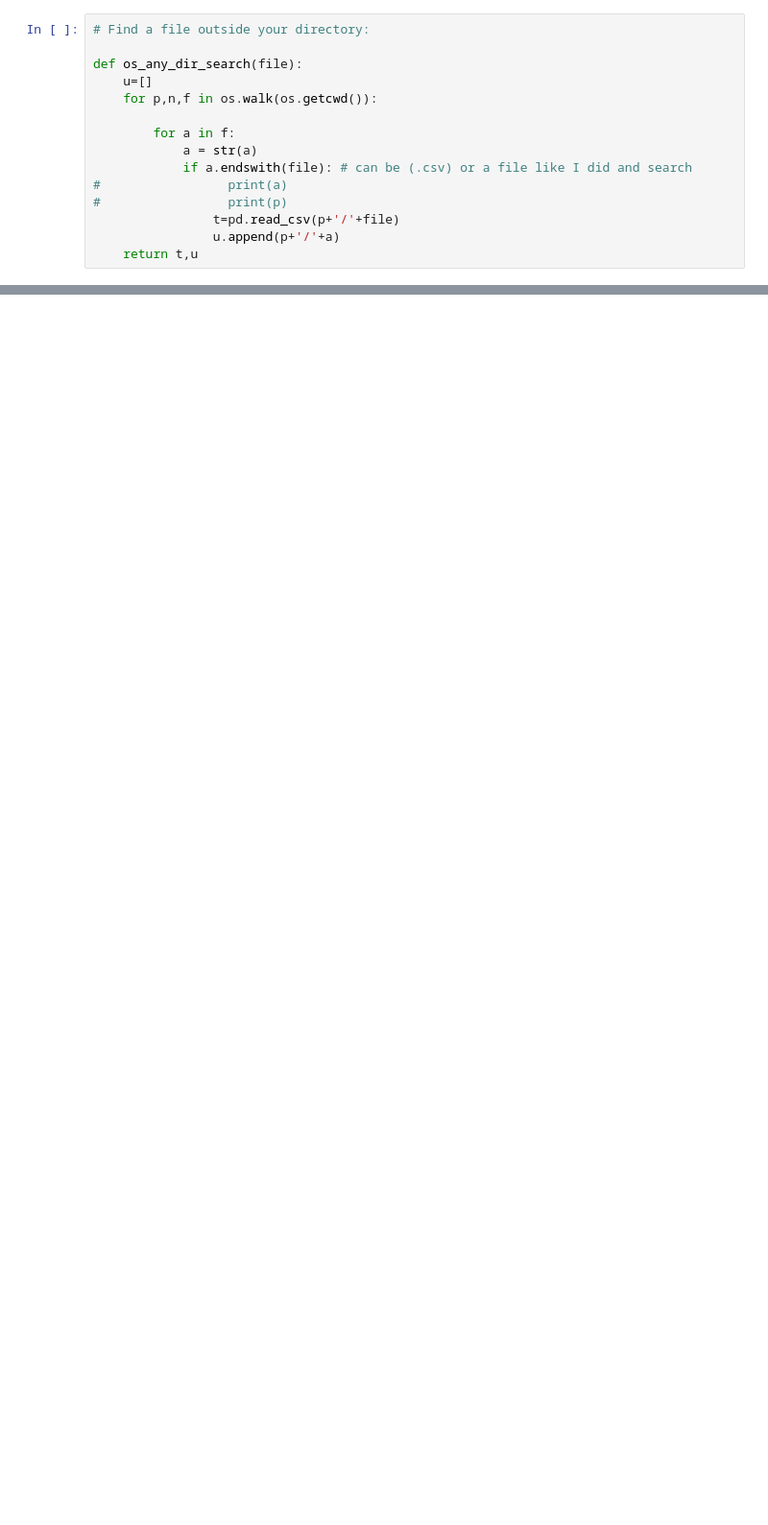
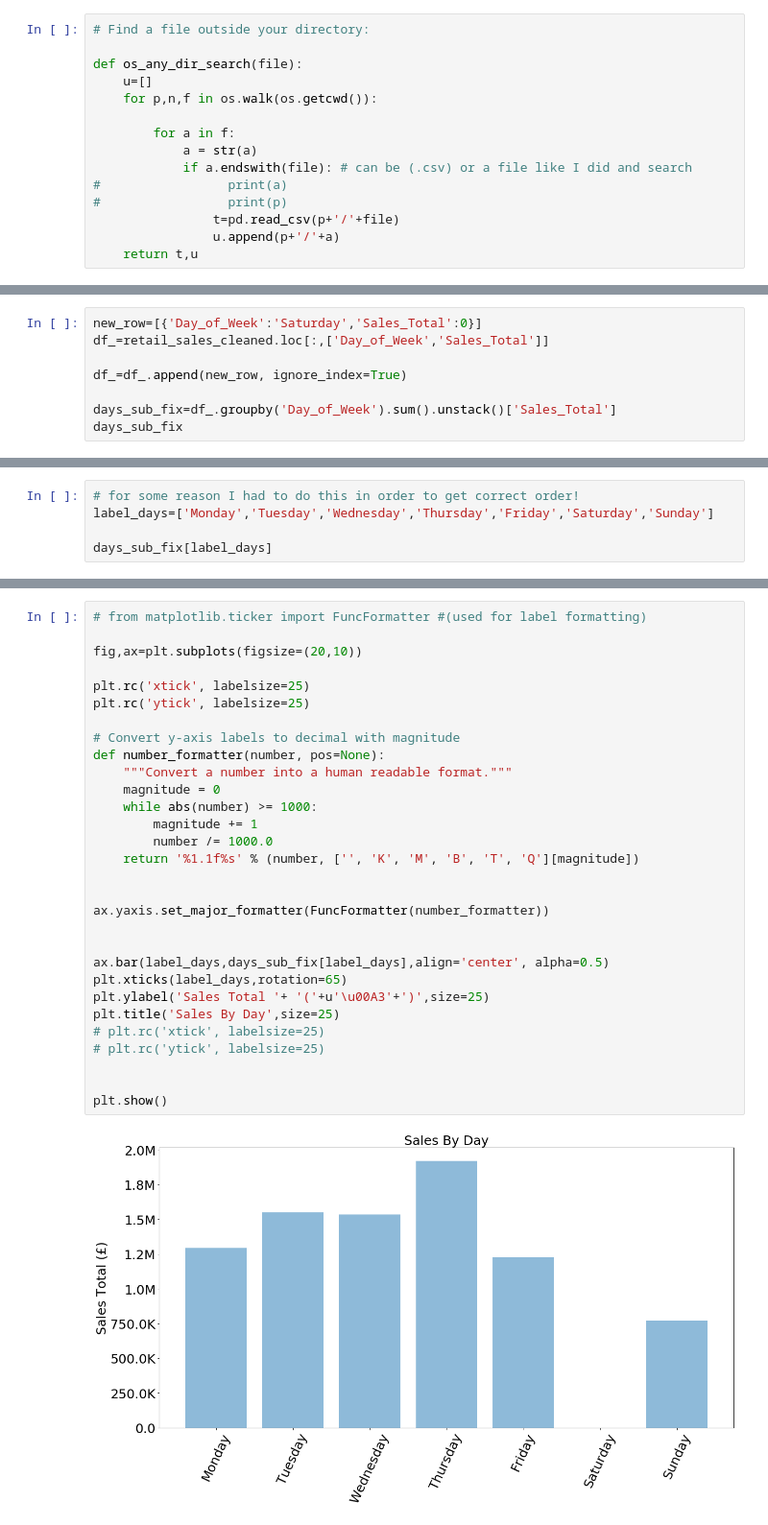
Before and after one commit to MrFuguDataScience/Python_Basics, a Jupyter notebook: time_series_plots.ipynb, the cells around one changed output, grey strips where cells are left out. Shown: that part at 96% size. Saved outputs shown, nothing was run; the diff lists cells and outputs as text; blank space fills up the shorter version.

```diff
--- a/time_series_plots.ipynb
+++ b/time_series_plots.ipynb
@@ -98,0 +180,8 @@ https://unidata.github.io/python-training/workshop/Time_Series/basic-time-series
+# %%
+new_row=[{'Day_of_Week':'Saturday','Sales_Total':0}]
+df_=retail_sales_cleaned.loc[:,['Day_of_Week','Sales_Total']]
+
+df_=df_.append(new_row, ignore_index=True)
+
+days_sub_fix=df_.groupby('Day_of_Week').sum().unstack()['Sales_Total']
+days_sub_fix
@@ -98,0 +198,5 @@ https://unidata.github.io/python-training/workshop/Time_Series/basic-time-series
+# %%
+# for some reason I had to do this in order to get correct order!
+label_days=['Monday','Tuesday','Wednesday','Thursday','Friday','Saturday','Sunday']
+
+days_sub_fix[label_days]
@@ -98,0 +213,32 @@ https://unidata.github.io/python-training/workshop/Time_Series/basic-time-series
+# %%
+# from matplotlib.ticker import FuncFormatter #(used for label formatting)
+
+fig,ax=plt.subplots(figsize=(20,10))
+
+plt.rc('xtick', labelsize=25)
+plt.rc('ytick', labelsize=25)
+
+# Convert y-axis labels to decimal with magnitude
+def number_formatter(number, pos=None):
+    """Convert a number into a human readable format."""
+    magnitude = 0
+    while abs(number) >= 1000:
+        magnitude += 1
+        number /= 1000.0
+    return '%1.1f%s' % (number, ['', 'K', 'M', 'B', 'T', 'Q'][magnitude])
+
+
+ax.yaxis.set_major_formatter(FuncFormatter(number_formatter))
+
+
+ax.bar(label_days,days_sub_fix[label_days],align='center', alpha=0.5)
+plt.xticks(label_days,rotation=65)
+plt.ylabel('Sales Total '+ '('+u'\u00A3'+')',size=25)
+plt.title('Sales By Day',size=25)
+# plt.rc('xtick', labelsize=25)
+# plt.rc('ytick', labelsize=25)
+
+
+plt.show()
+# %% [output]
+[figure, added]
```
Also changed, not shown: parts of 36 cells of this notebook.
